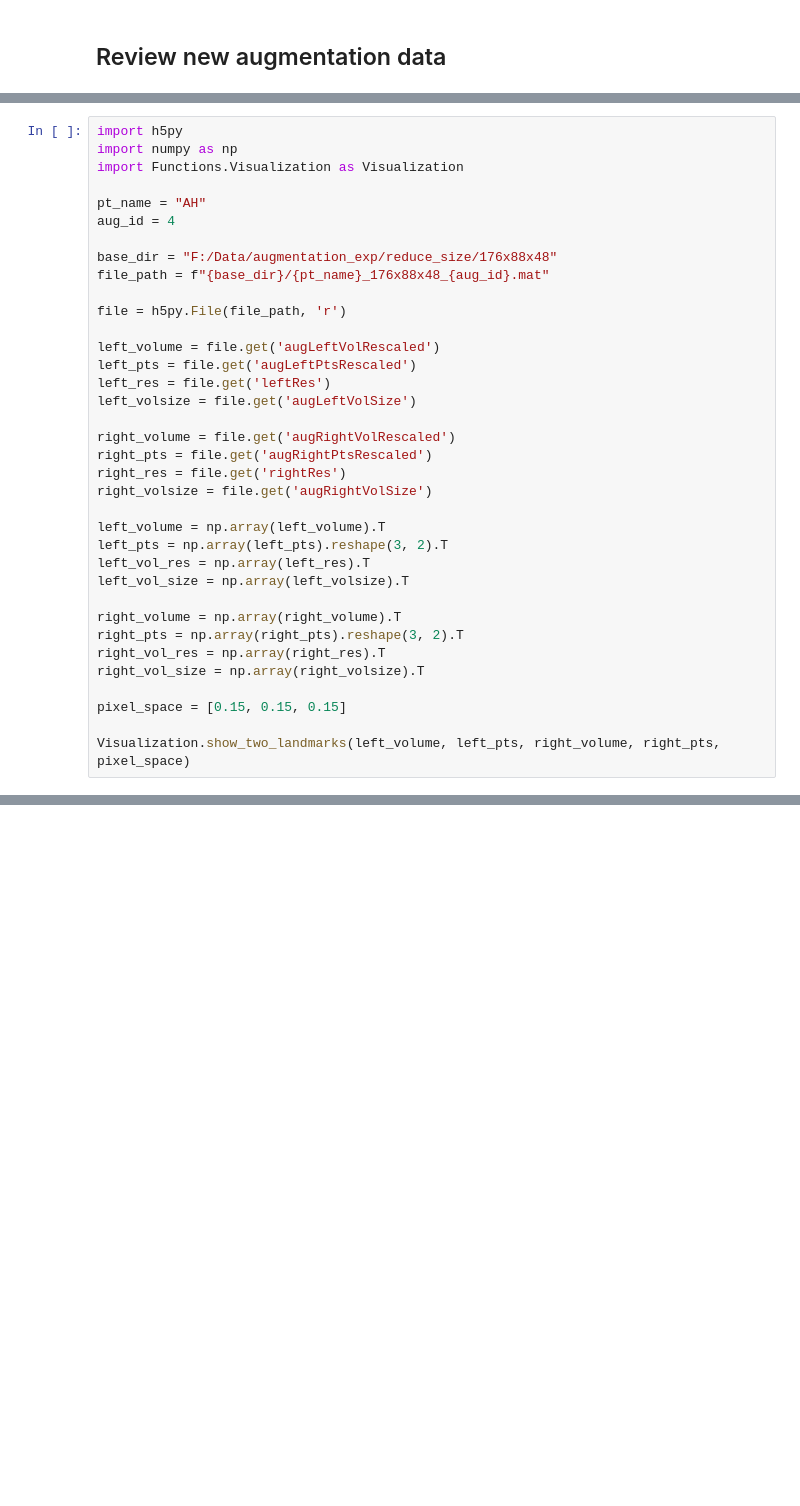
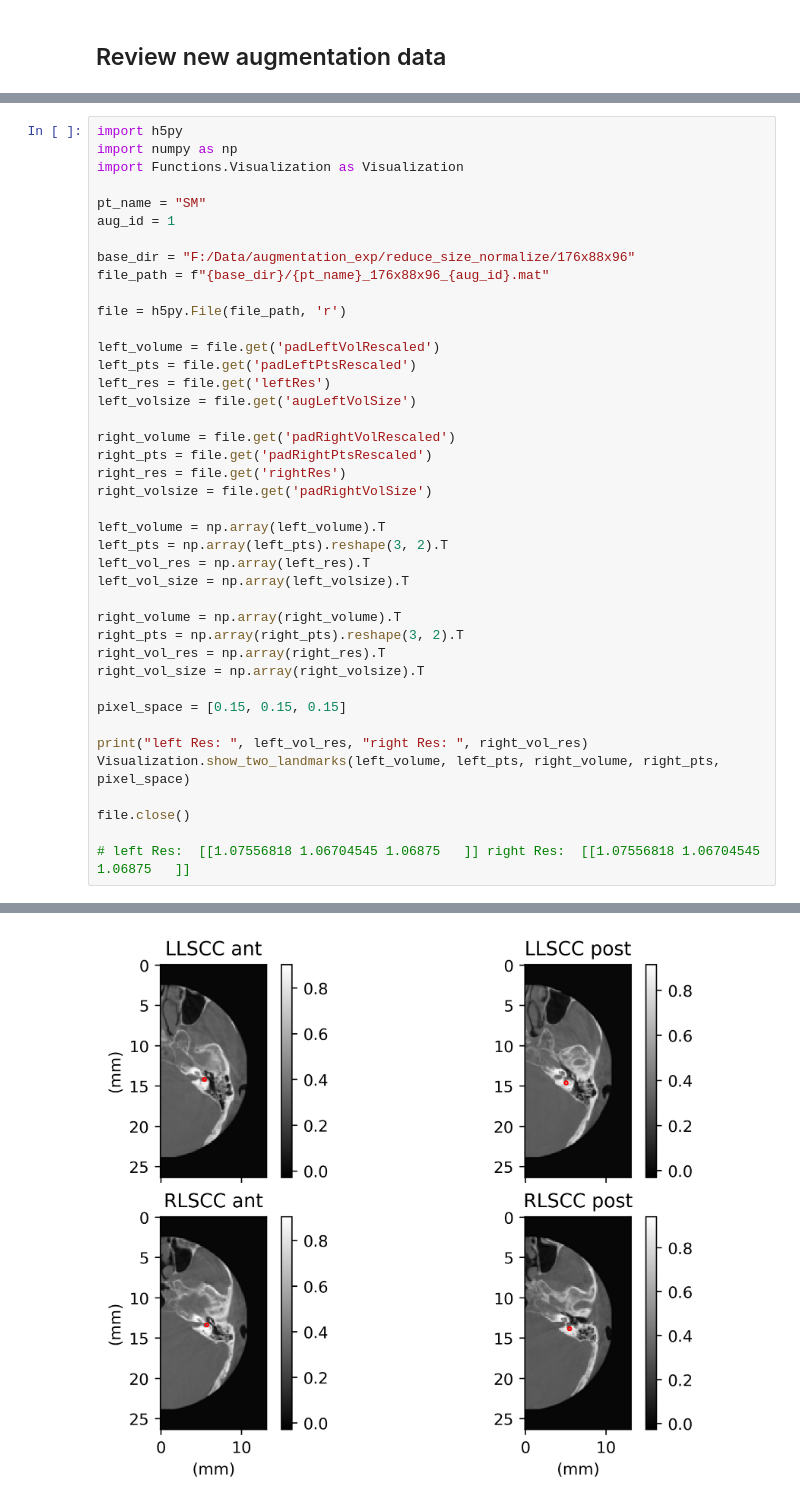
Before and after one commit to acherking/CT-MRI_LandmarkDetection, a Jupyter notebook: Preparation/Cut_Flip_Volume.ipynb, the cells around one changed output, grey strips where cells are left out. Cells and saved outputs as stored; diff of their text form; blank space fills up the shorter version.

Commit message:
data: normalize rescaled size

```diff
--- a/Preparation/Cut_Flip_Volume.ipynb
+++ b/Preparation/Cut_Flip_Volume.ipynb
@@ -226,23 +247,23 @@ import h5py
 import numpy as np
 import Functions.Visualization as Visualization
 
-pt_name = "AH"
-aug_id = 4
+pt_name = "SM"
+aug_id = 1
 
-base_dir = "F:/Data/augmentation_exp/reduce_size/176x88x48"
-file_path = f"{base_dir}/{pt_name}_176x88x48_{aug_id}.mat"
+base_dir = "F:/Data/augmentation_exp/reduce_size_normalize/176x88x96"
+file_path = f"{base_dir}/{pt_name}_176x88x96_{aug_id}.mat"
 
 file = h5py.File(file_path, 'r')
 
-left_volume = file.get('augLeftVolRescaled')
-left_pts = file.get('augLeftPtsRescaled')
+left_volume = file.get('padLeftVolRescaled')
+left_pts = file.get('padLeftPtsRescaled')
 left_res = file.get('leftRes')
 left_volsize = file.get('augLeftVolSize')
 
-right_volume = file.get('augRightVolRescaled')
-right_pts = file.get('augRightPtsRescaled')
+right_volume = file.get('padRightVolRescaled')
+right_pts = file.get('padRightPtsRescaled')
 right_res = file.get('rightRes')
-right_volsize = file.get('augRightVolSize')
+right_volsize = file.get('padRightVolSize')
 
 left_volume = np.array(left_volume).T
 left_pts = np.array(left_pts).reshape(3, 2).T
@@ -256,4 +277,10 @@ right_vol_size = np.array(right_volsize).T
 
 pixel_space = [0.15, 0.15, 0.15]
 
+print("left Res: ", left_vol_res, "right Res: ", right_vol_res)
 Visualization.show_two_landmarks(left_volume, left_pts, right_volume, right_pts, pixel_space)
+
+file.close()
+
+# left Res:  [[1.07556818 1.06704545 1.06875   ]] right Res:  [[1.07556818 1.06704545 1.06875   ]]
+# %% [output]
@@ -260,2 +288,3 @@ Visualization.show_two_landmarks(left_volume, left_pts, right_volume, right_pts,
+[figure, added]
 # %%
 # Combine cropped volumes
```
Also changed, not shown: parts of 4 cells of this notebook, 1 other file.
